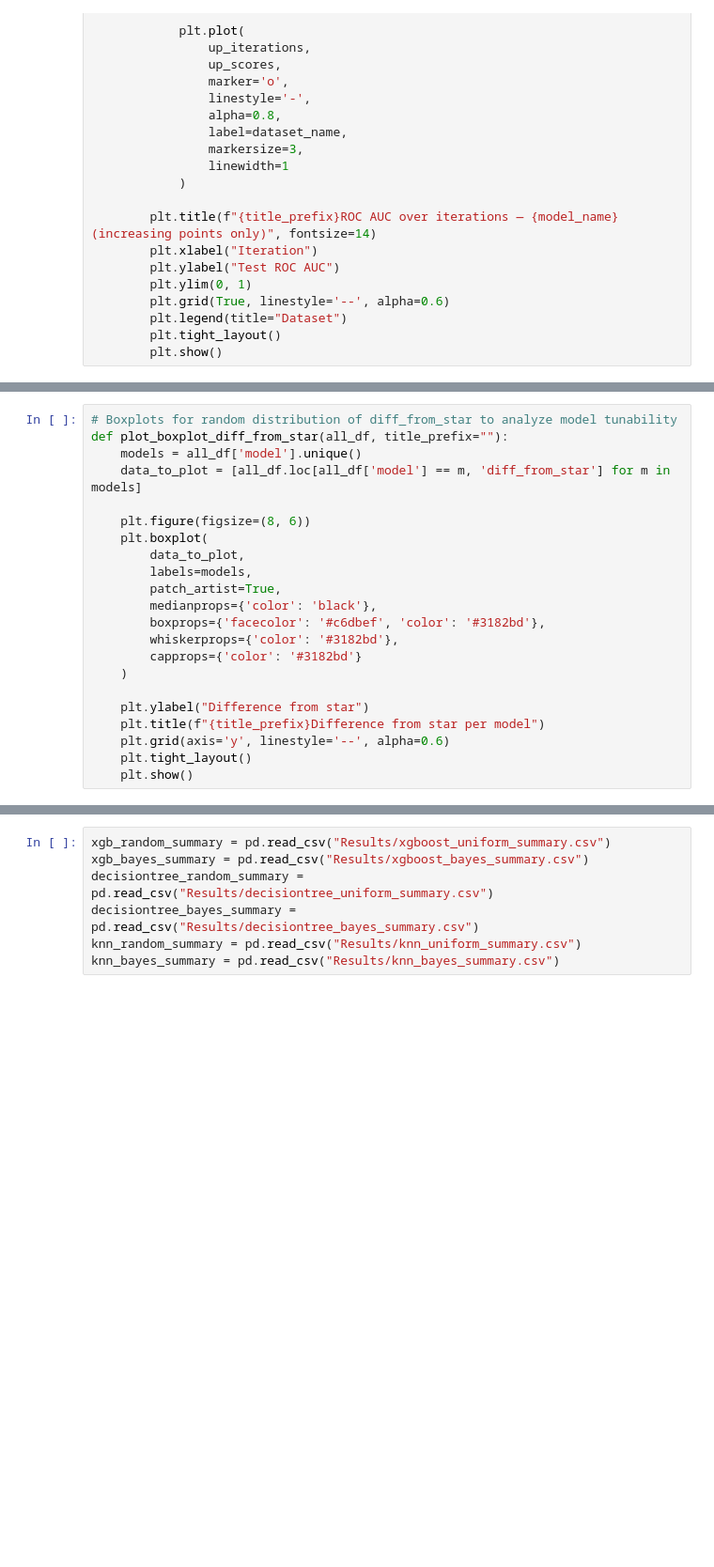
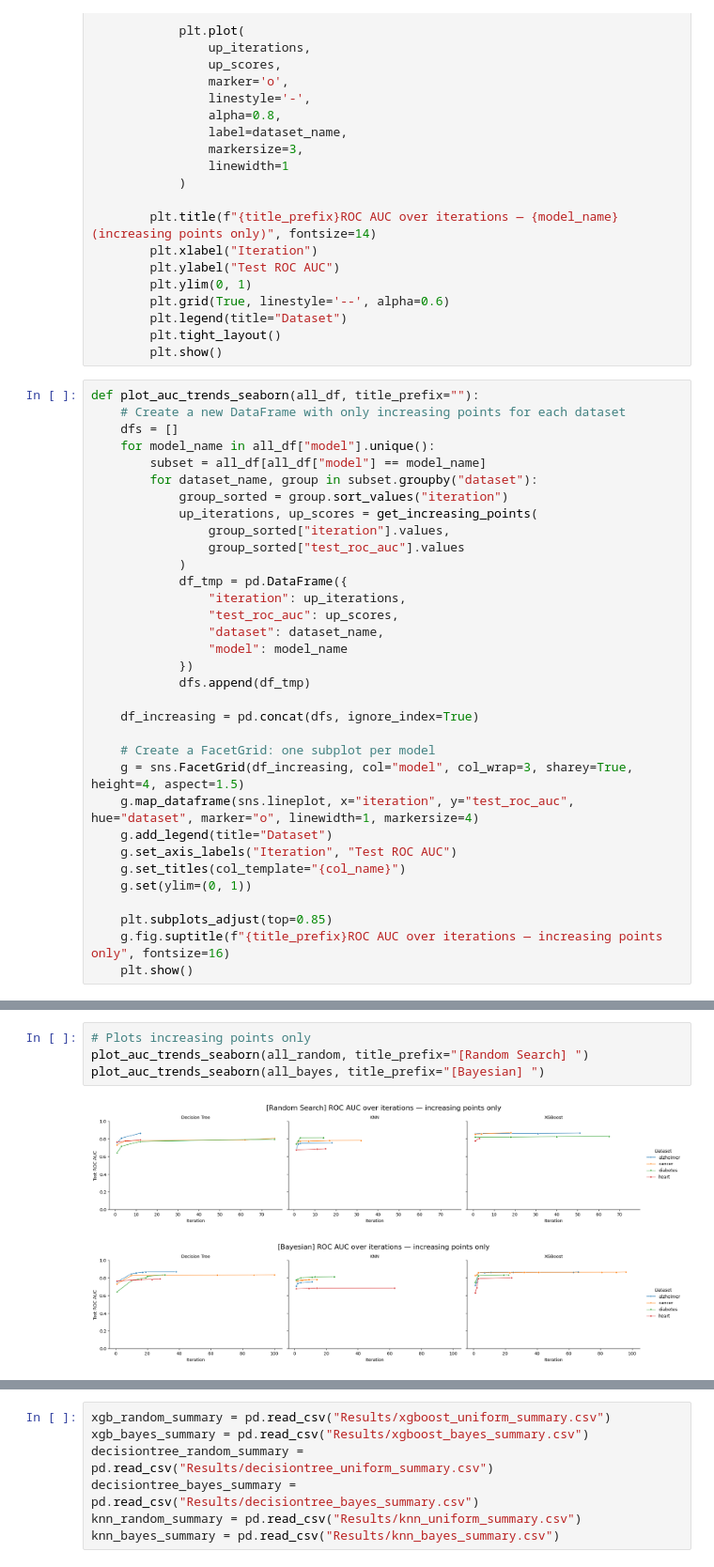
Before and after one commit to zielinskim04/HyperparameterTunability, a Jupyter notebook: ResultsAnalysis.ipynb, the cells around one changed output, grey strips where cells are left out. Shown at 94% size. Drawn from its saved outputs; the diff is of its cells as text; blank space fills up the shorter version.

```diff
--- a/ResultsAnalysis.ipynb
+++ b/ResultsAnalysis.ipynb
@@ -103,6 +105,39 @@ def plot_auc_trends(all_df, title_prefix=""):
         plt.legend(title="Dataset")
         plt.tight_layout()
         plt.show()
+# %%
+def plot_auc_trends_seaborn(all_df, title_prefix=""):
+    # Create a new DataFrame with only increasing points for each dataset
+    dfs = []
+    for model_name in all_df["model"].unique():
+        subset = all_df[all_df["model"] == model_name]
+        for dataset_name, group in subset.groupby("dataset"):
+            group_sorted = group.sort_values("iteration")
+            up_iterations, up_scores = get_increasing_points(
+                group_sorted["iteration"].values,
+                group_sorted["test_roc_auc"].values
+            )
+            df_tmp = pd.DataFrame({
+                "iteration": up_iterations,
+                "test_roc_auc": up_scores,
+                "dataset": dataset_name,
+                "model": model_name
+            })
+            dfs.append(df_tmp)
+
+    df_increasing = pd.concat(dfs, ignore_index=True)
+
+    # Create a FacetGrid: one subplot per model
+    g = sns.FacetGrid(df_increasing, col="model", col_wrap=3, sharey=True, height=4, aspect=1.5)
+    g.map_dataframe(sns.lineplot, x="iteration", y="test_roc_auc", hue="dataset", marker="o", linewidth=1, markersize=4)
+    g.add_legend(title="Dataset")
+    g.set_axis_labels("Iteration", "Test ROC AUC")
+    g.set_titles(col_template="{col_name}")
+    g.set(ylim=(0, 1))
+
+    plt.subplots_adjust(top=0.85)
+    g.fig.suptitle(f"{title_prefix}ROC AUC over iterations — increasing points only", fontsize=16)
+    plt.show()
 # %%
 all_bayes = load_results("bayes")
 all_random = load_results("uniform")
@@ -131,22 +166,7 @@ plot_auc_trends(all_bayes, title_prefix="[Bayesian] ")
-# %%
-# Boxplots for random distribution of diff_from_star to analyze model tunability
-def plot_boxplot_diff_from_star(all_df, title_prefix=""):
-    models = all_df['model'].unique()
-    data_to_plot = [all_df.loc[all_df['model'] == m, 'diff_from_star'] for m in models]
-
-    plt.figure(figsize=(8, 6))
-    plt.boxplot(
-        data_to_plot,
-        labels=models,
-        patch_artist=True,
-        medianprops={'color': 'black'},
-        boxprops={'facecolor': '#c6dbef', 'color': '#3182bd'},
-        whiskerprops={'color': '#3182bd'},
-        capprops={'color': '#3182bd'}
-    )
-
-    plt.ylabel("Difference from star")
-    plt.title(f"{title_prefix}Difference from star per model")
-    plt.grid(axis='y', linestyle='--', alpha=0.6)
-    plt.tight_layout()
-    plt.show()
+# %%
+# Plots increasing points only
+plot_auc_trends_seaborn(all_random, title_prefix="[Random Search] ")
+plot_auc_trends_seaborn(all_bayes, title_prefix="[Bayesian] ")
+# %% [output]
+[figure, added]
+[figure, added]
```
Also changed, not shown: parts of 18 cells of this notebook, 6 other files.
